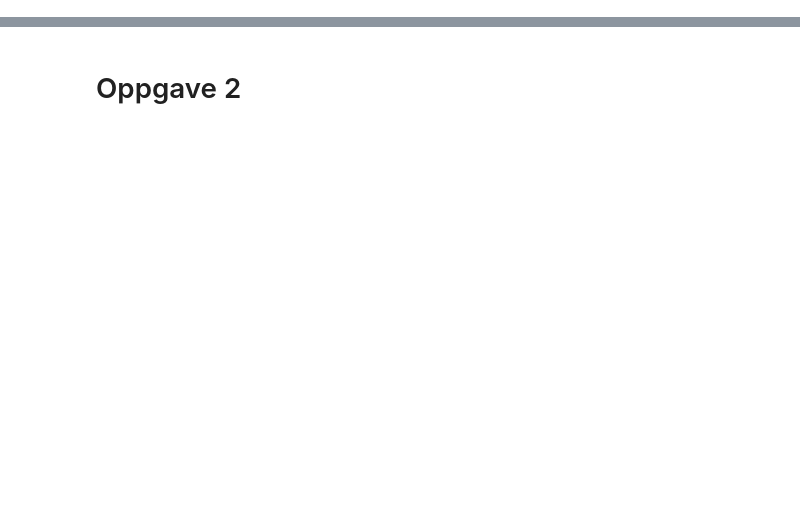
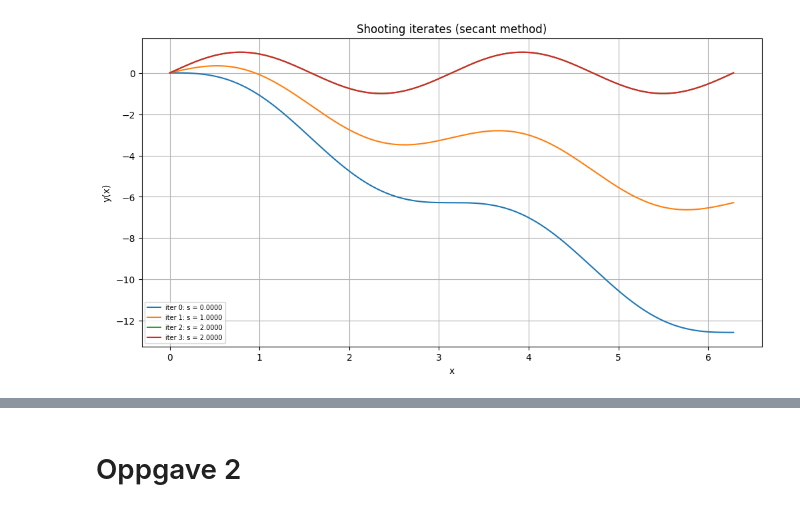
Before and after one commit to KristofferEide06/usadel-bvp-solvers, a Jupyter notebook: assignments/project3.ipynb, the cells around one changed output, grey strips where cells are left out. Saved outputs shown, nothing was run; the diff lists cells and outputs as text; code cells hidden in the pictures; blank space fills up the shorter version.

```diff
--- a/assignments/project3.ipynb
+++ b/assignments/project3.ipynb
@@ -0,0 +264,97 @@
+# %%
+
+def shoot_1(s: float, params: Dict[str,float]) -> tuple[npt.NDArray[np.float64], npt.NDArray[np.float64]]:
+    """solves the first ivp for a guessed initial slope s.
+
+    Args:
+    s: the guessed initial slope
+    params: a dictionary of given parameters
+
+    Returns:
+    x_array: an array of x values
+    y_array: an array of y and y' values
+    """
+    params["y'_0"] = s
+    x_list, y_list,_,_,_,_ = IVP_solver_1(params=params)
+    y_array = np.stack(y_list)
+    x_array = np.array(x_list)
+    return x_array, y_array
+
+def F_1( s: float, params: Dict[str,float]) -> float:
+    """shooting residual: y(xend) - yb.
+
+    Args:
+    s: the guessed initial slope
+    params: a dictionary of given parameters
+
+    Returns:
+    error: the error in the y values at the boundary
+    """
+    _, Y = shoot_1(s, params)
+    return Y[-1, 0] - 0
+
+def sekant_root_1(z_0:float, z_1:float, params: Dict[str,float]) -> tuple[float, int]:
+    """finds the shooting slope for the first system with the secant method.
+
+    Args:
+    z_0: the first initial guess
+    z_1: the second initial guess
+    params: a dictionary of given parameters
+
+    Returns:
+    z[n]: the approximated shooting slope
+    n: the number of iterations
+    """
+    z = List()
+    z.append(z_0)
+    z.append(z_1)
+    n=1
+    while abs(z[n-1]-z[n])>params["tol"]:
+        z.append((z[n-1]*F_1(z[n],params)-z[n]*F_1(z[n-1],params))/(F_1(z[n],params)-F_1(z[n-1],params)))
+        n+=1
+    return z[n],n
+
+def shooting_method_1(params: Dict[str,float], s_init: npt.NDArray[np.float64],shooting_tol:float) -> tuple[List, List, List]:
+    """runs the shooting method for the first boundary value problem.
+
+    Args:
+    params: a dictionary of given parameters
+    s_init: an array of the two initial slope guesses
+    shooting_tol: the tolerance for the shooting iteration
+
+    Returns:
+    s_list: a list of slope guesses from all iterations
+    x_arrays: a list of x arrays from all iterations
+    y_arrays: a list of y arrays from all iterations
+    """
+    x_arrays = List()
+    y_arrays = List()
+    s_list = List()
+    s_list.append(s_init[0])
+    s_list.append(s_init[1])
+    for s in s_init:
+        x_array, y_array = shoot_1(s, params)
+        x_arrays.append(x_array)
+        y_arrays.append(y_array)
+    n=1
+    while abs(s_list[n]-s_list[n-1]) >= shooting_tol:
+        s_new,_ = sekant_root_1(s_list[n-1],s_list[n],params)
+        s_list.append(s_new)
+        x_array, y_array = shoot_1(s_new, params)
+        x_arrays.append(x_array)
+        y_arrays.append(y_array)
+        n+=1
+    return s_list, x_arrays, y_arrays
+s_list, x_arrays, y_arrays = shooting_method_1(params,np.array([0.0,1.0]),10**-10)
+
+fig, ax = plt.subplots( figsize=(12,6))
+for i in range(len(x_arrays)):
+    plot_solution(ax=ax, X=x_arrays[i], Y = y_arrays[i][0:,0], label=f"iter {i}: s = {s_list[i]:.4f}")
+ax.set_xlabel("x")
+ax.set_ylabel("y(x)")
+ax.set_title("Shooting iterates (secant method)")
+ax.grid(True)
+ax.legend(fontsize=7)
+plt.show()
+# %% [output]
+[figure, added]
```
Also changed, not shown: parts of 41 cells of this notebook.
